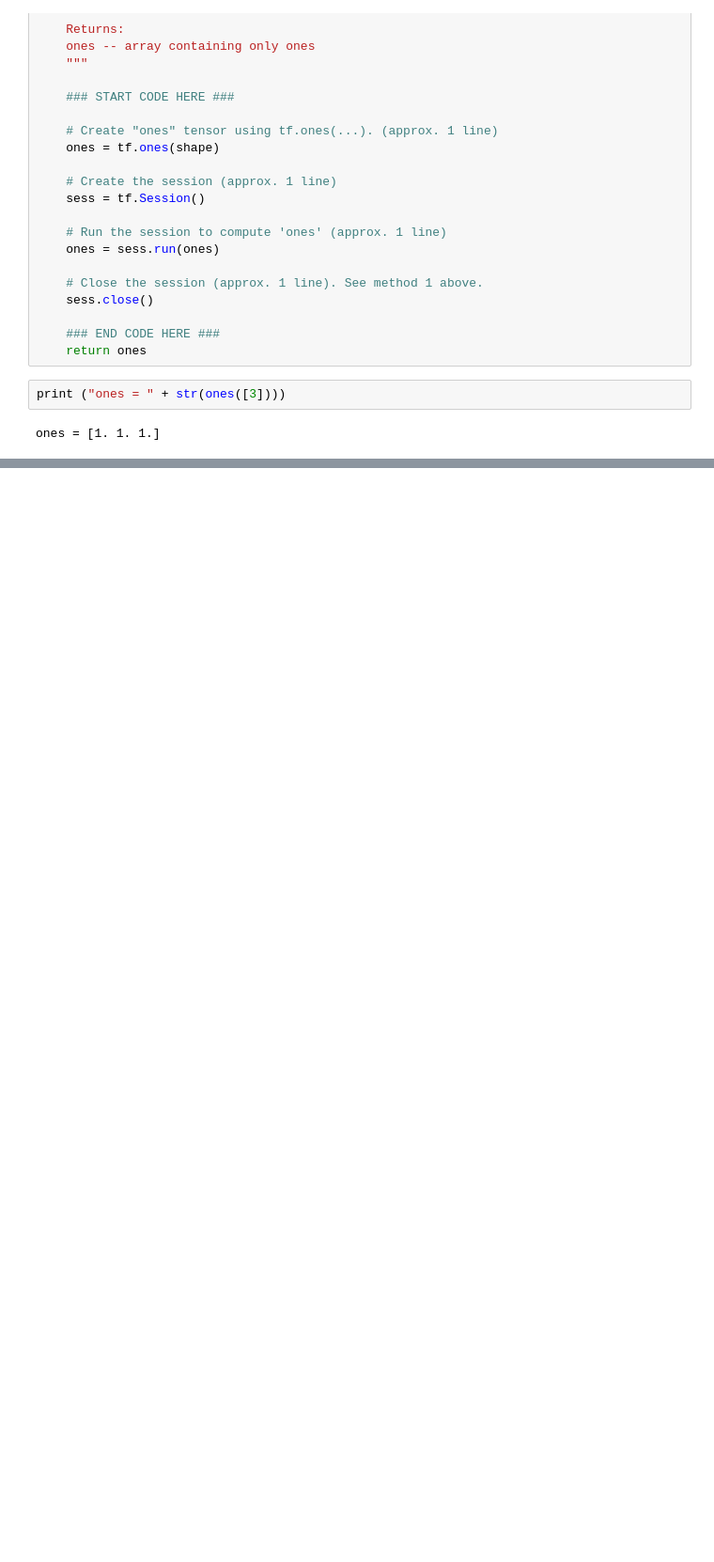
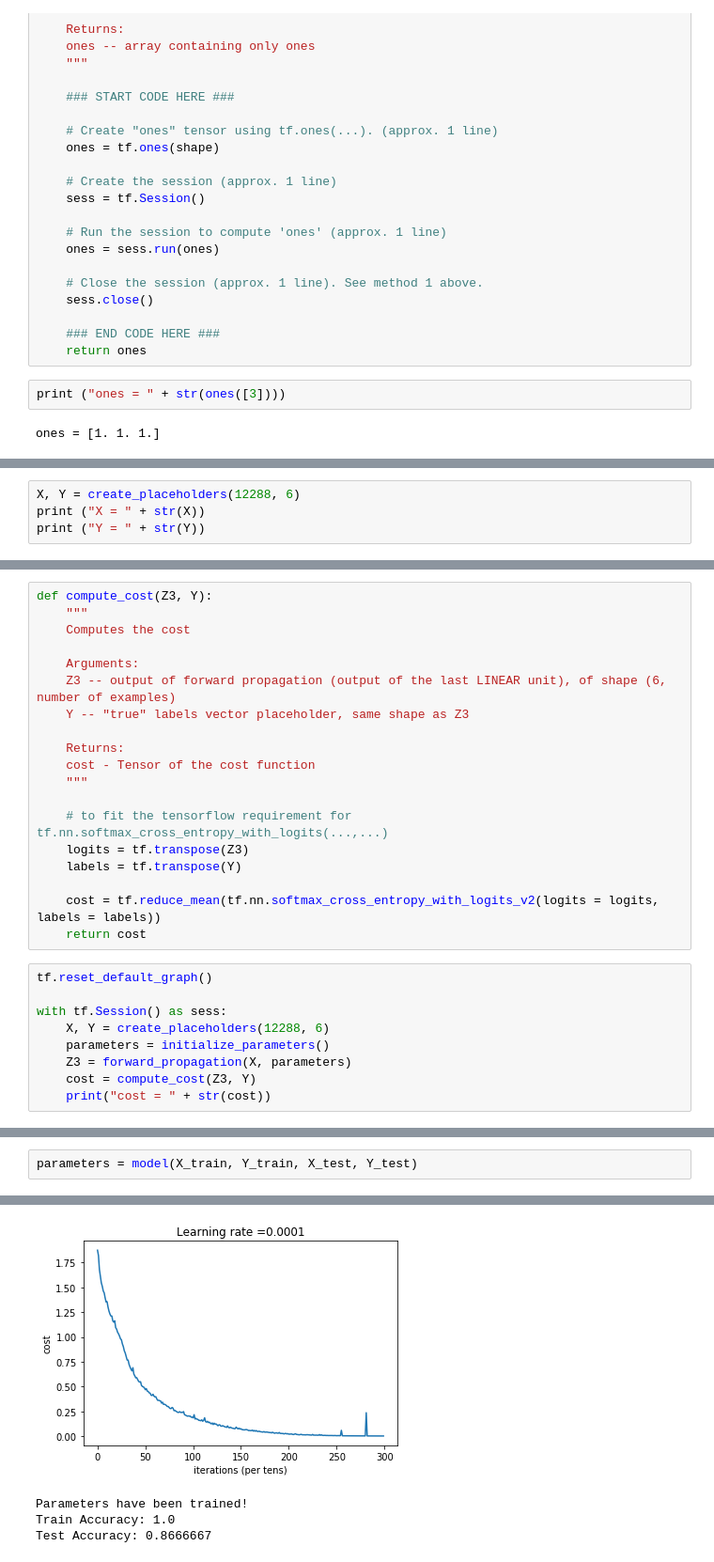
Before and after one commit to rtarik/deeplearning.ai, a Jupyter notebook: course2/week3/Untitled.ipynb, the cells around one changed output, grey strips where cells are left out. Shown at 94% size. Cells and saved outputs as stored; diff of their text form; blank space fills up the shorter version.

```diff
--- a/course2/week3/Untitled.ipynb
+++ b/course2/week3/Untitled.ipynb
@@ -148,0 +201,4 @@ ones = [1. 1. 1.]
+# %%
+X, Y = create_placeholders(12288, 6)
+print ("X = " + str(X))
+print ("Y = " + str(Y))
@@ -148,0 +263,28 @@ ones = [1. 1. 1.]
+# %%
+def compute_cost(Z3, Y):
+    """
+    Computes the cost
+
+    Arguments:
+    Z3 -- output of forward propagation (output of the last LINEAR unit), of shape (6, number of examples)
+    Y -- "true" labels vector placeholder, same shape as Z3
+
+    Returns:
+    cost - Tensor of the cost function
+    """
+
+    # to fit the tensorflow requirement for tf.nn.softmax_cross_entropy_with_logits(...,...)
+    logits = tf.transpose(Z3)
+    labels = tf.transpose(Y)
+
+    cost = tf.reduce_mean(tf.nn.softmax_cross_entropy_with_logits_v2(logits = logits, labels = labels))
+    return cost
+# %%
+tf.reset_default_graph()
+
+with tf.Session() as sess:
+    X, Y = create_placeholders(12288, 6)
+    parameters = initialize_parameters()
+    Z3 = forward_propagation(X, parameters)
+    cost = compute_cost(Z3, Y)
+    print("cost = " + str(cost))
@@ -148,0 +402,3 @@ ones = [1. 1. 1.]
+# %%
+parameters = model(X_train, Y_train, X_test, Y_test)
+# %% [output]
@@ -148,0 +420,4 @@ ones = [1. 1. 1.]
+[figure, added]
+Parameters have been trained!
+Train Accuracy: 1.0
+Test Accuracy: 0.8666667
```
Also changed, not shown: parts of 10 cells of this notebook.
